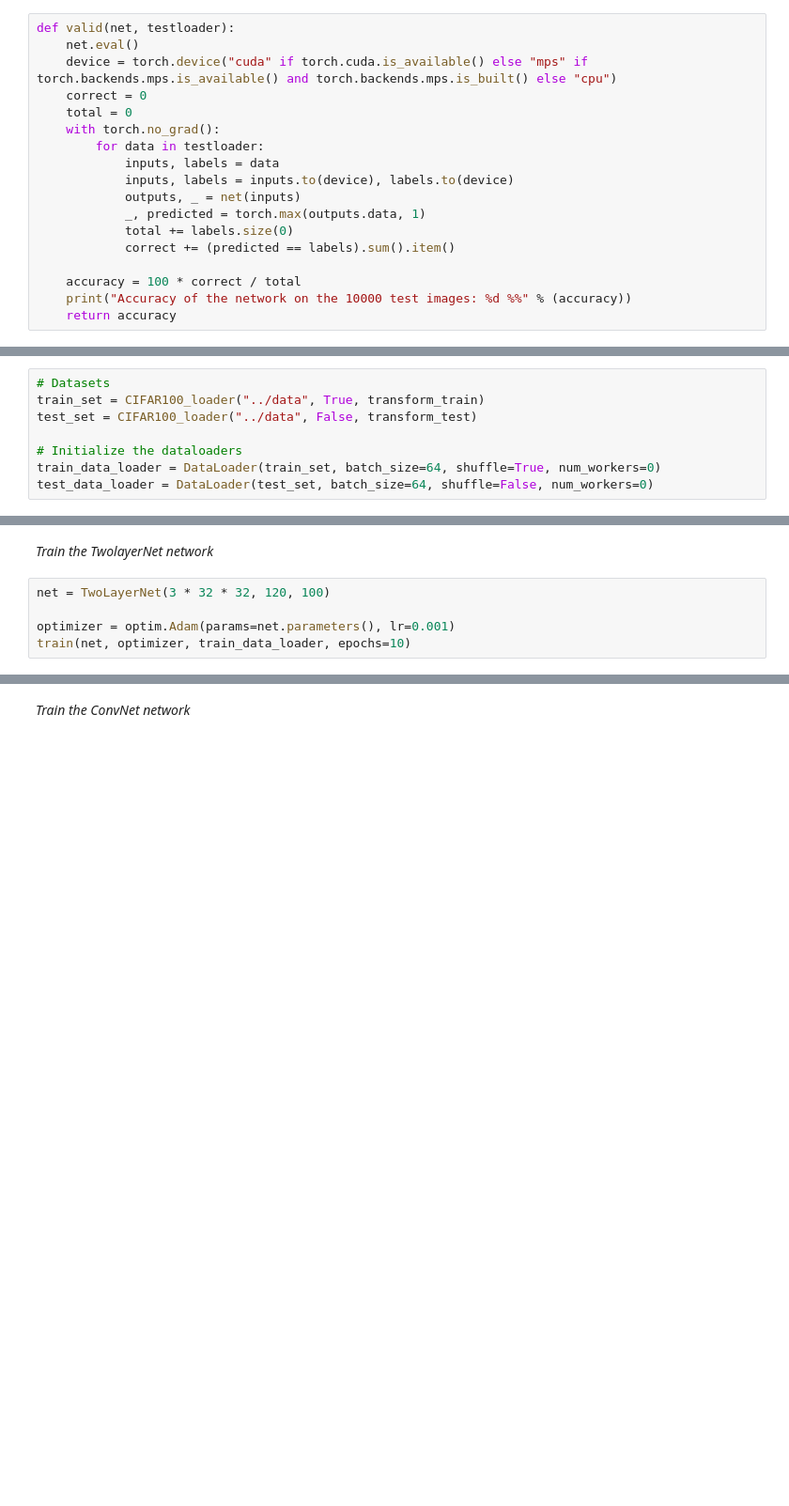
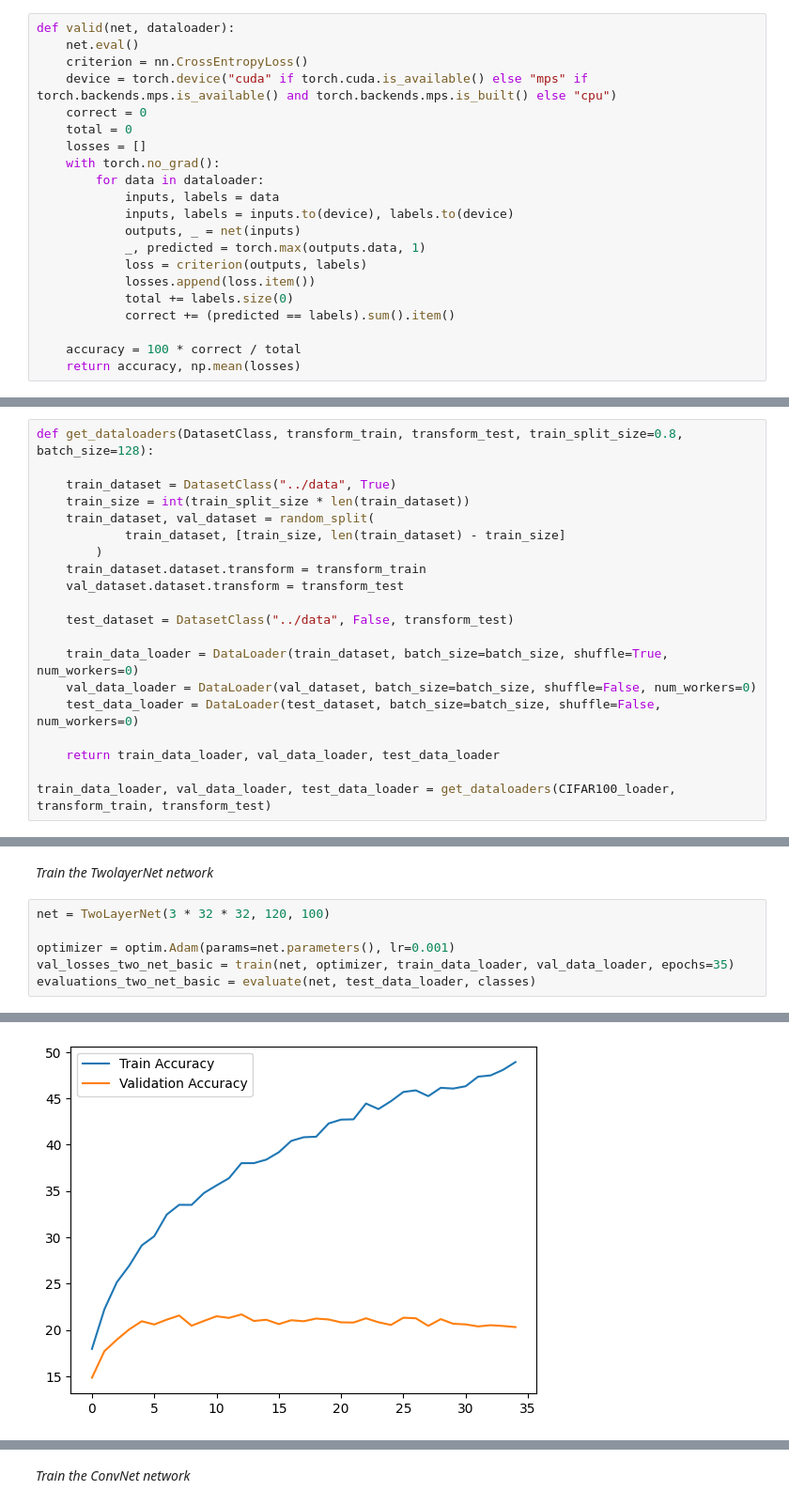
Before and after one commit to dgcnz/uva-cv1-lab5, a Jupyter notebook: notebooks/CV1 Final Lab Pt2.ipynb, the cells around one changed output, grey strips where cells are left out. Shown at 94% size. Cells and saved outputs as stored; diff of their text form; blank space fills up the shorter version.

```diff
--- a/notebooks/CV1 Final Lab Pt2.ipynb
+++ b/notebooks/CV1 Final Lab Pt2.ipynb
@@ -368,20 +324,23 @@ transform_test = transforms.Compose(
 # %% [markdown]
 ##### *` Train the TwolayerNet and ConvNet with CIFAR100_loader, transform and optimizer you implemented and compare the results (4-pts)`*
 # %%
-def valid(net, testloader):
+def valid(net, dataloader):
     net.eval()
+    criterion = nn.CrossEntropyLoss()
     device = torch.device("cuda" if torch.cuda.is_available() else "mps" if torch.backends.mps.is_available() and torch.backends.mps.is_built() else "cpu")
     correct = 0
     total = 0
+    losses = []
     with torch.no_grad():
-        for data in testloader:
+        for data in dataloader:
             inputs, labels = data
             inputs, labels = inputs.to(device), labels.to(device)
             outputs, _ = net(inputs)
             _, predicted = torch.max(outputs.data, 1)
+            loss = criterion(outputs, labels)
+            losses.append(loss.item())
             total += labels.size(0)
             correct += (predicted == labels).sum().item()
 
     accuracy = 100 * correct / total
-    print("Accuracy of the network on the 10000 test images: %d %%" % (accuracy))
-    return accuracy
+    return accuracy, np.mean(losses)
@@ -445,10 +461,2 @@ def train(net, optimizer, train_loader, epochs=100):
 # %% [markdown]
 *Initialize the datasets*
-# %%
-# Datasets
-train_set = CIFAR100_loader("../data", True, transform_train)
-test_set = CIFAR100_loader("../data", False, transform_test)
-
-# Initialize the dataloaders
-train_data_loader = DataLoader(train_set, batch_size=64, shuffle=True, num_workers=0)
-test_data_loader = DataLoader(test_set, batch_size=64, shuffle=False, num_workers=0)
@@ -457,0 +463,20 @@ Files already downloaded and verified
+# %%
+def get_dataloaders(DatasetClass, transform_train, transform_test, train_split_size=0.8, batch_size=128):
+
+    train_dataset = DatasetClass("../data", True)
+    train_size = int(train_split_size * len(train_dataset))
+    train_dataset, val_dataset = random_split(
+            train_dataset, [train_size, len(train_dataset) - train_size]
+        )
+    train_dataset.dataset.transform = transform_train
+    val_dataset.dataset.transform = transform_test
+
+    test_dataset = DatasetClass("../data", False, transform_test)
+
+    train_data_loader = DataLoader(train_dataset, batch_size=batch_size, shuffle=True, num_workers=0)
+    val_data_loader = DataLoader(val_dataset, batch_size=batch_size, shuffle=False, num_workers=0)
+    test_data_loader = DataLoader(test_dataset, batch_size=batch_size, shuffle=False, num_workers=0)
+
+    return train_data_loader, val_data_loader, test_data_loader
+
+train_data_loader, val_data_loader, test_data_loader = get_dataloaders(CIFAR100_loader, transform_train, transform_test)
@@ -461,6 +503,7 @@ Files already downloaded and verified
 net = TwoLayerNet(3 * 32 * 32, 120, 100)
 
 optimizer = optim.Adam(params=net.parameters(), lr=0.001)
-train(net, optimizer, train_data_loader, epochs=10)
+val_losses_two_net_basic = train(net, optimizer, train_data_loader, val_data_loader, epochs=35)
+evaluations_two_net_basic = evaluate(net, test_data_loader, classes)
 # %% [output]
 Training on mps
@@ -471,0 +513 @@ Finished Training
+[figure, added]
```
Also changed, not shown: parts of 29 cells of this notebook, 4 other files.
